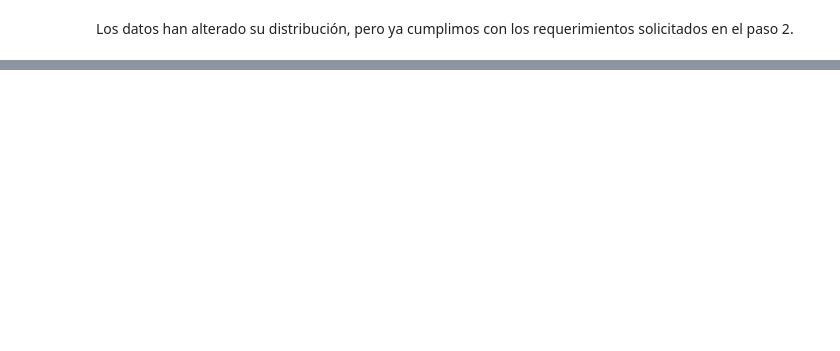
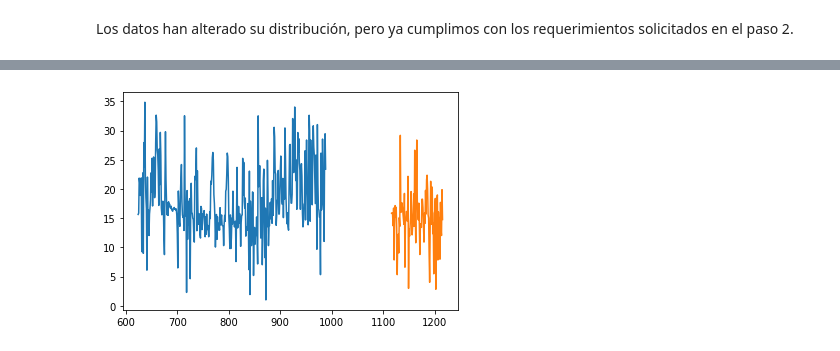
Before and after one commit to homosapienssapiens/feature-engineering, a Jupyter notebook: Final project.ipynb, the cells around one changed output, grey strips where cells are left out. Drawn from its saved outputs; the diff is of its cells as text; code cells hidden in the pictures; blank space fills up the shorter version.

```diff
--- a/Final project.ipynb
+++ b/Final project.ipynb
@@ -227,0 +405,4 @@ plt.hist(dffull['data_x2'])
+# %%
+x2365 = shapelet(dffull['data_x2'], 365)
+# %% [output]
+[figure, added]
```
Also changed, not shown: parts of 66 cells of this notebook.
